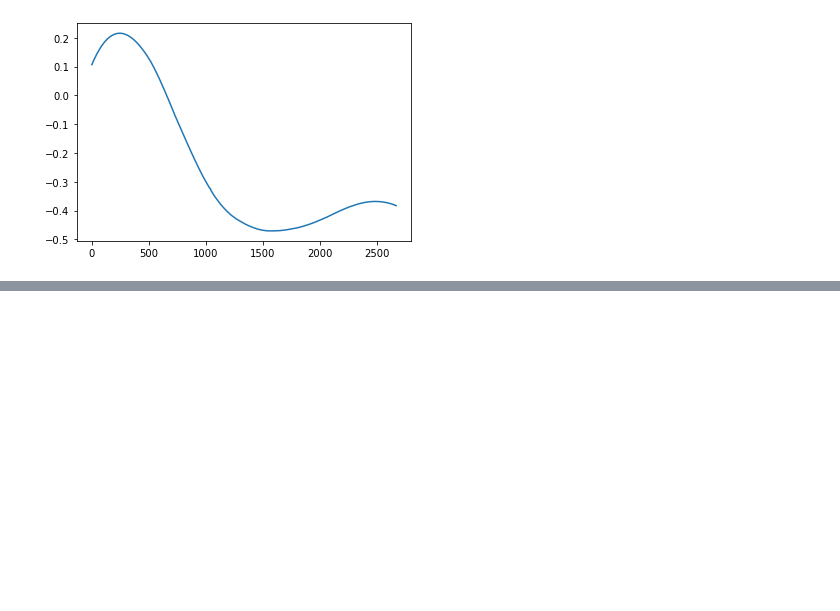
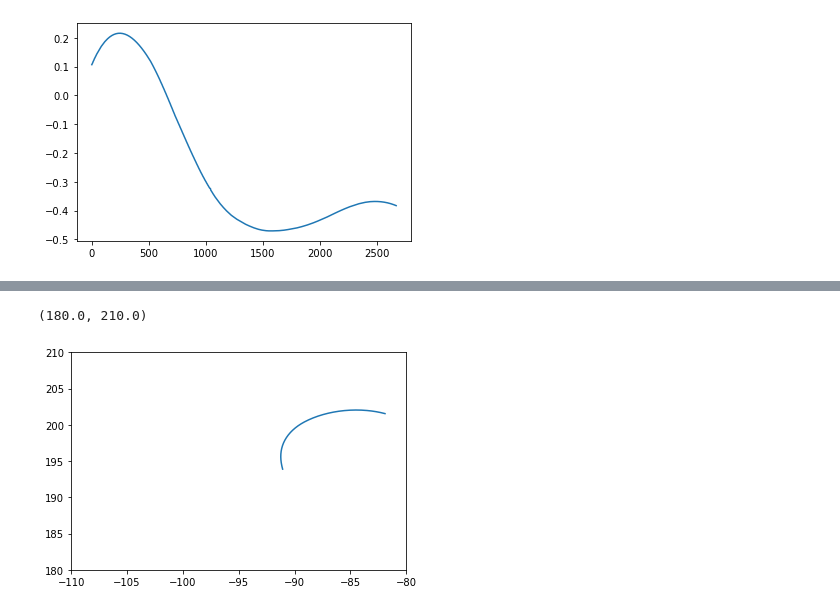
Before and after one commit to fadamsyah/final-project, a Jupyter notebook: pkg_ta/scripts/waypoints/generate_waypoints.ipynb, the cells around one changed output, grey strips where cells are left out. Drawn from its saved outputs; the diff is of its cells as text; code cells hidden in the pictures; blank space fills up the shorter version.

```diff
--- a/pkg_ta/scripts/waypoints/generate_waypoints.ipynb
+++ b/pkg_ta/scripts/waypoints/generate_waypoints.ipynb
@@ -279,0 +289,8 @@ plt.plot(wp_interp[:,2])
+# %%
+lim = [0, 150]
+plt.plot(wp_x_f[lim[0]:lim[1]], wp_y_f[lim[0]:lim[1]])
+plt.xlim(-110,-80)
+plt.ylim(180,210)
+# %% [output]
+(180.0, 210.0)
+[figure, added]
```
Also changed, not shown: parts of 6 cells of this notebook, 1 other file.
